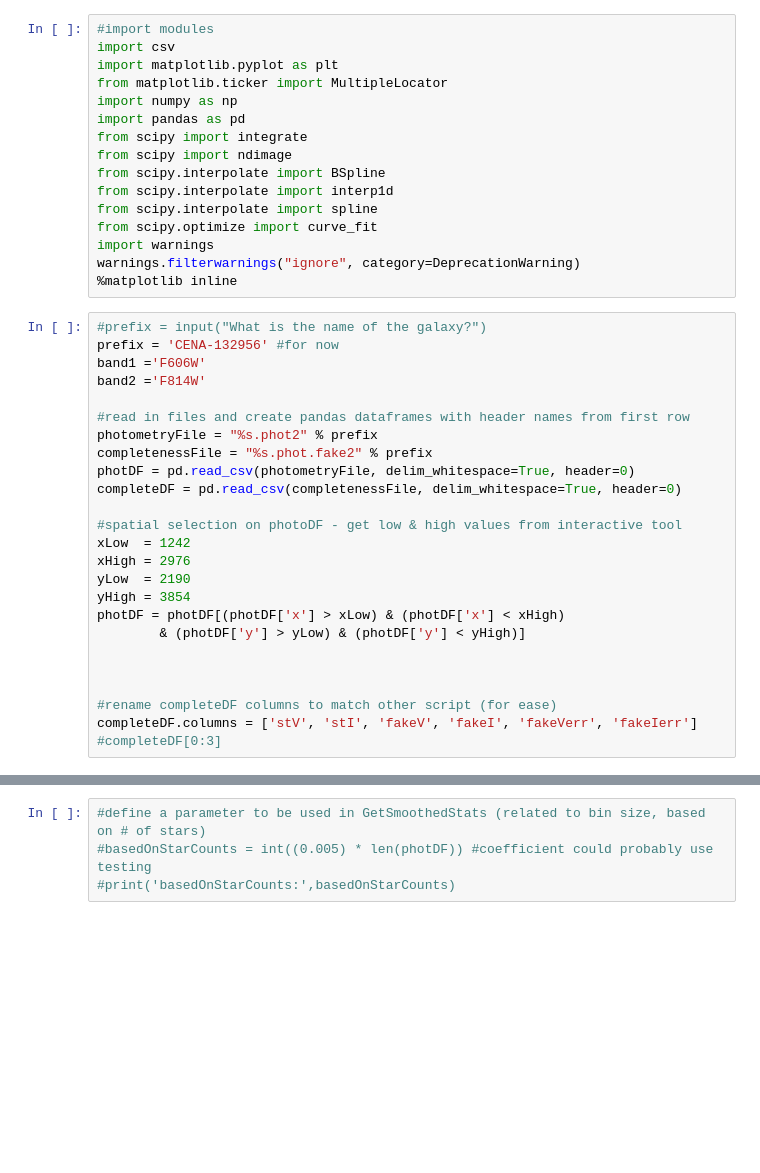
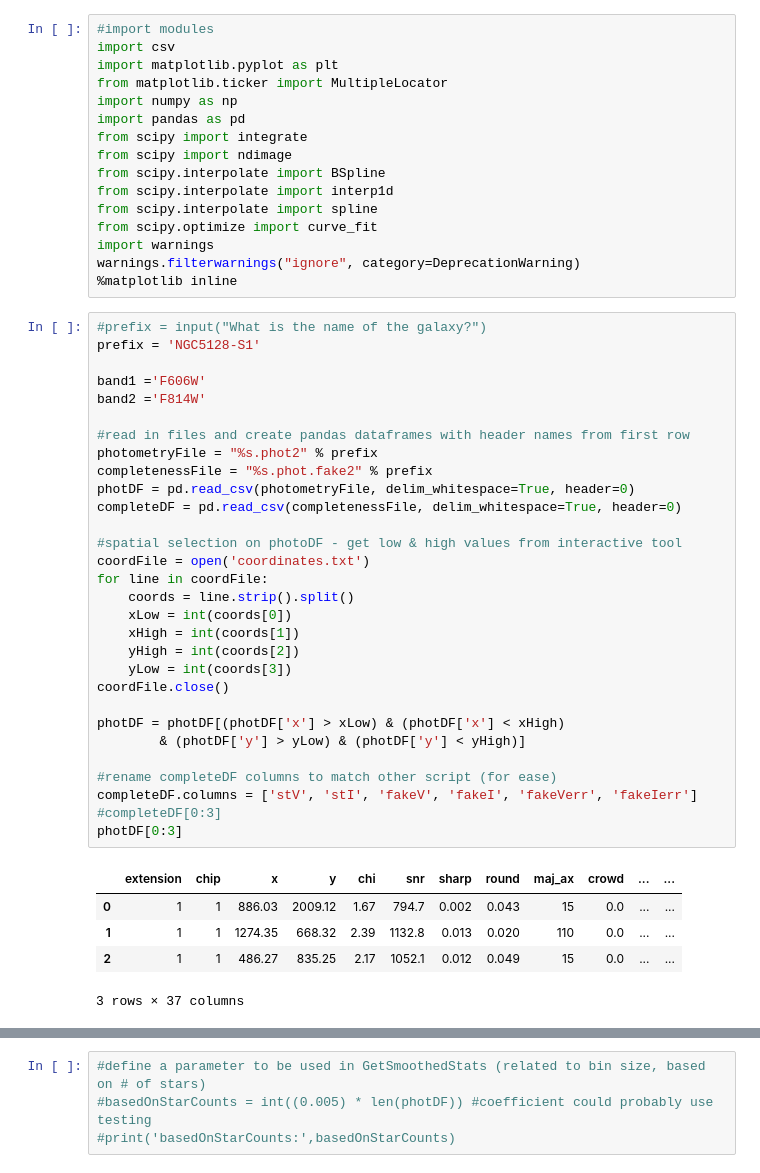
Before and after one commit to lucarizzi/hst-project, a Jupyter notebook: trgb-GA/TRGB_GA.ipynb, the cells around one changed output, grey strips where cells are left out. Drawn from its saved outputs; the diff is of its cells as text; blank space fills up the shorter version.

```diff
--- a/trgb-GA/TRGB_GA.ipynb
+++ b/trgb-GA/TRGB_GA.ipynb
@@ -16,29 +23,40 @@ warnings.filterwarnings("ignore", category=DeprecationWarning)
 %matplotlib inline
 # %%
 #prefix = input("What is the name of the galaxy?")
-prefix = 'CENA-132956' #for now
+prefix = 'NGC5128-S1'
+
 band1 ='F606W'
 band2 ='F814W'
 
 #read in files and create pandas dataframes with header names from first row
 photometryFile = "%s.phot2" % prefix
 completenessFile = "%s.phot.fake2" % prefix
 photDF = pd.read_csv(photometryFile, delim_whitespace=True, header=0)
 completeDF = pd.read_csv(completenessFile, delim_whitespace=True, header=0)
 
 #spatial selection on photoDF - get low & high values from interactive tool
-xLow  = 1242
-xHigh = 2976
-yLow  = 2190
-yHigh = 3854
+coordFile = open('coordinates.txt')
+for line in coordFile:
+    coords = line.strip().split()
+    xLow = int(coords[0])
+    xHigh = int(coords[1])
+    yHigh = int(coords[2])
+    yLow = int(coords[3])
+coordFile.close()
+
 photDF = photDF[(photDF['x'] > xLow) & (photDF['x'] < xHigh)
         & (photDF['y'] > yLow) & (photDF['y'] < yHigh)]
-
-
 
 #rename completeDF columns to match other script (for ease)
 completeDF.columns = ['stV', 'stI', 'fakeV', 'fakeI', 'fakeVerr', 'fakeIerr']
 #completeDF[0:3]
+photDF[0:3]
+# %% [output]
+|  | extension | chip | x | y | chi | snr | sharp | round | maj_ax | crowd | ... | ... |
+| 0 | 1 | 1 | 886.03 | 2009.12 | 1.67 | 794.7 | 0.002 | 0.043 | 15 | 0.0 | ... | ... |
+| 1 | 1 | 1 | 1274.35 | 668.32 | 2.39 | 1132.8 | 0.013 | 0.020 | 110 | 0.0 | ... | ... |
+| 2 | 1 | 1 | 486.27 | 835.25 | 2.17 | 1052.1 | 0.012 | 0.049 | 15 | 0.0 | ... | ... |
+3 rows × 37 columns
 # %%
 #set 99.999 values to nan values in fakeV and fakeI of completeDF
 completeDF.loc[completeDF.fakeV == 99.999, 'fakeV'] = np.nan
```
Also changed, not shown: parts of 12 cells of this notebook.
